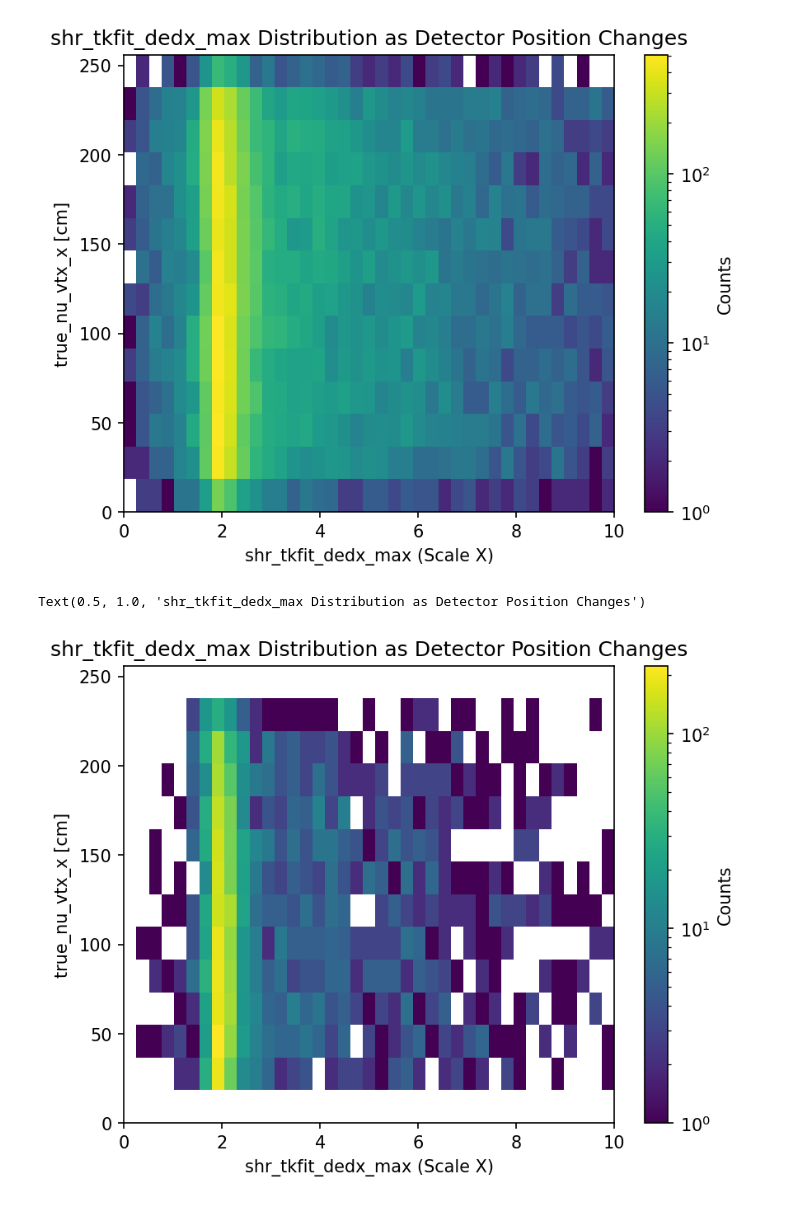
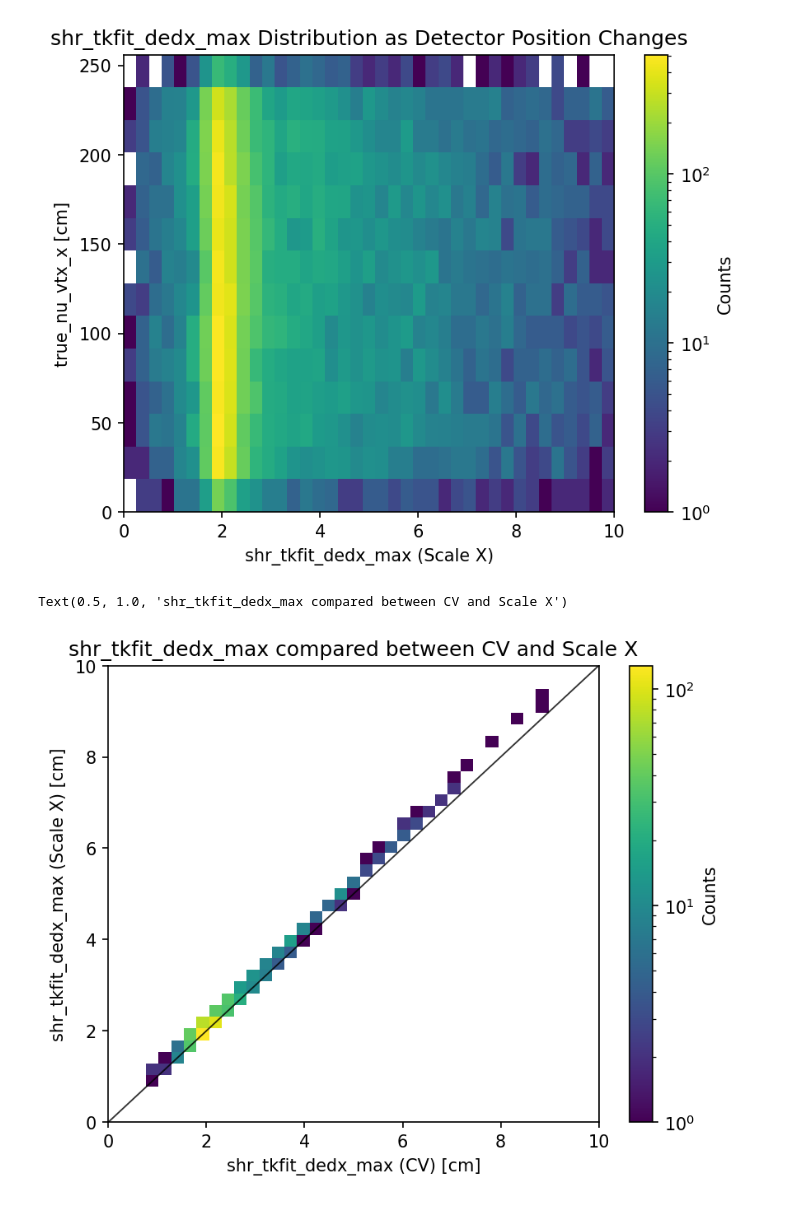
Before and after one commit to gkunkler/nugraph-reu, a Jupyter notebook: detvar_newloosecuts_vars_07-24.ipynb, the cells around one changed output. Saved outputs shown, nothing was run; the diff lists cells and outputs as text; code cells hidden in the pictures.

```diff
--- a/detvar_newloosecuts_vars_07-24.ipynb
+++ b/detvar_newloosecuts_vars_07-24.ipynb
@@ -1793,11 +1793,11 @@ ax.legend()
 selection_variation_index = 1
 
 draw_box = True
-# rel_errors_bounds = [0.04, 0.06]
-# position_bounds = [100, 225]
+rel_errors_bounds = [0.04, 0.06]
+position_bounds = [100, 225]
 
-rel_errors_bounds = [-0.04, -0.01]
-position_bounds = [20, 225]
+# rel_errors_bounds = [-0.04, -0.01]
+# position_bounds = [20, 225]
 # %%
 # 2d histogram for direction and rel error of var
 
@@ -1872,28 +1872,32 @@ Text(0.5, 1.0, 'shr_tkfit_dedx_max Distribution as Detector Position Changes')
 # %%
 # 2d histogram for direction and var (just in box)
 
 hist_bins = np.linspace(0,10,40)
 
 selection_variation_index = 1
 
 # df = df_list[selection_variation_index].loc[direction_index[selection_variation_index]]
 df = df_list[selection_variation_index].loc[rel_error_index]
+df_cv = df_list[-1].loc[rel_error_index]
 
 values = df[var]
-positions = df[direction]
+cv_values = df_cv[var]
+# positions = df[direction]
 
 fig, ax = plt.subplots(dpi=150)
 
-_, _, _, im = ax.hist2d(values, positions, bins=[hist_bins, split_bins], norm=mpl.colors.LogNorm())
+_, _, _, im = ax.hist2d(cv_values, values, bins=[hist_bins, hist_bins], norm=mpl.colors.LogNorm())
 
 cbar = fig.colorbar(im)
 
 cbar.set_label(f'Counts')
 
-ax.set_ylabel(f'{direction} [cm]')
-ax.set_xlabel(f'{var} ({plot_labels[selection_variation_index]})')
+ax.plot([min(hist_bins),max(hist_bins)], [min(hist_bins),max(hist_bins)], linestyle='-', c='k', linewidth=0.9, alpha=0.8)
 
-ax.set_title(f'{var} Distribution as Detector Position Changes')
+ax.set_xlabel(f'{var} (CV) [cm]')
+ax.set_ylabel(f'{var} ({plot_labels[selection_variation_index]}) [cm]')
+
+ax.set_title(f'{var} compared between CV and {plot_labels[selection_variation_index]}')
 # %% [output]
-Text(0.5, 1.0, 'shr_tkfit_dedx_max Distribution as Detector Position Changes')
+Text(0.5, 1.0, 'shr_tkfit_dedx_max compared between CV and Scale X')
-[figure, old version]
+[figure, new version]
```
Also changed, not shown: parts of 11 cells of this notebook, 3 other files.
